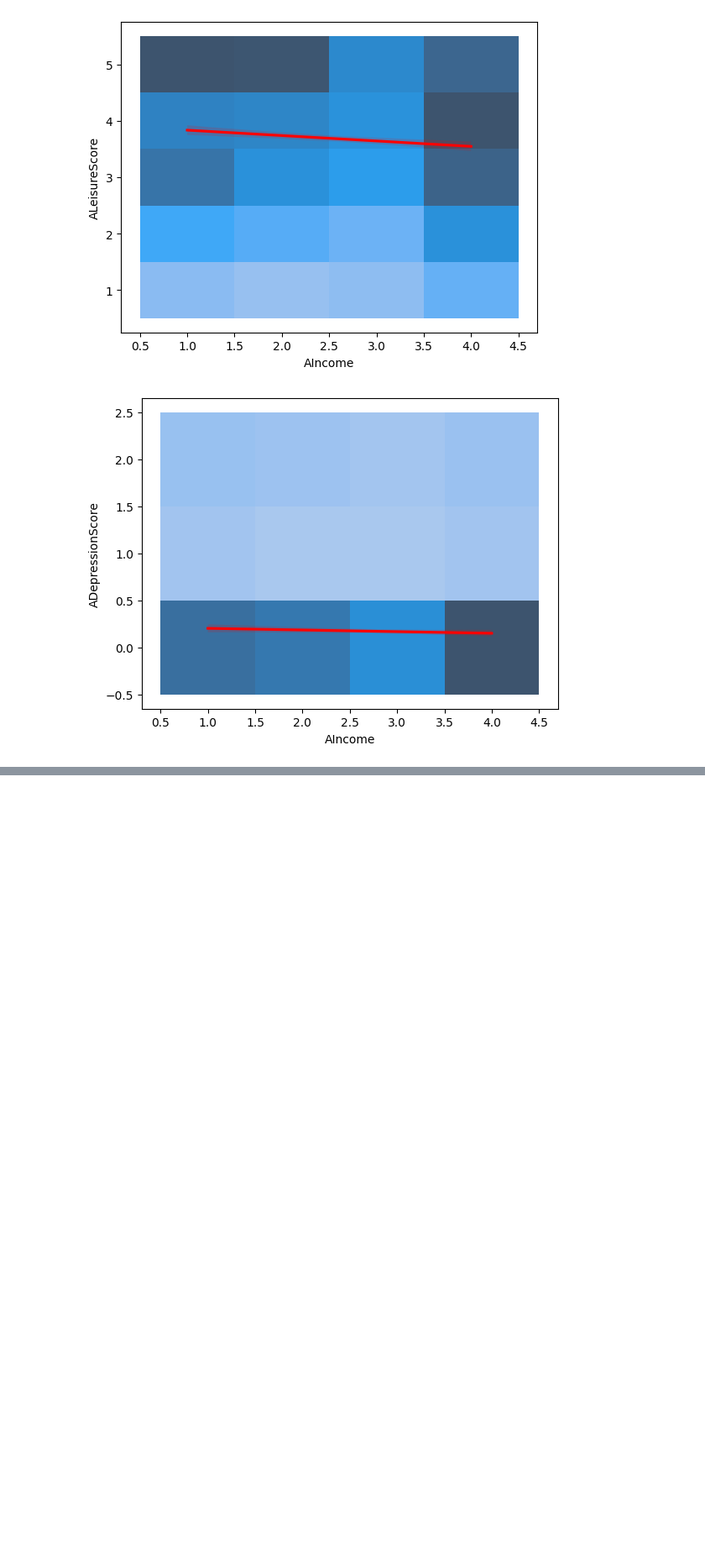
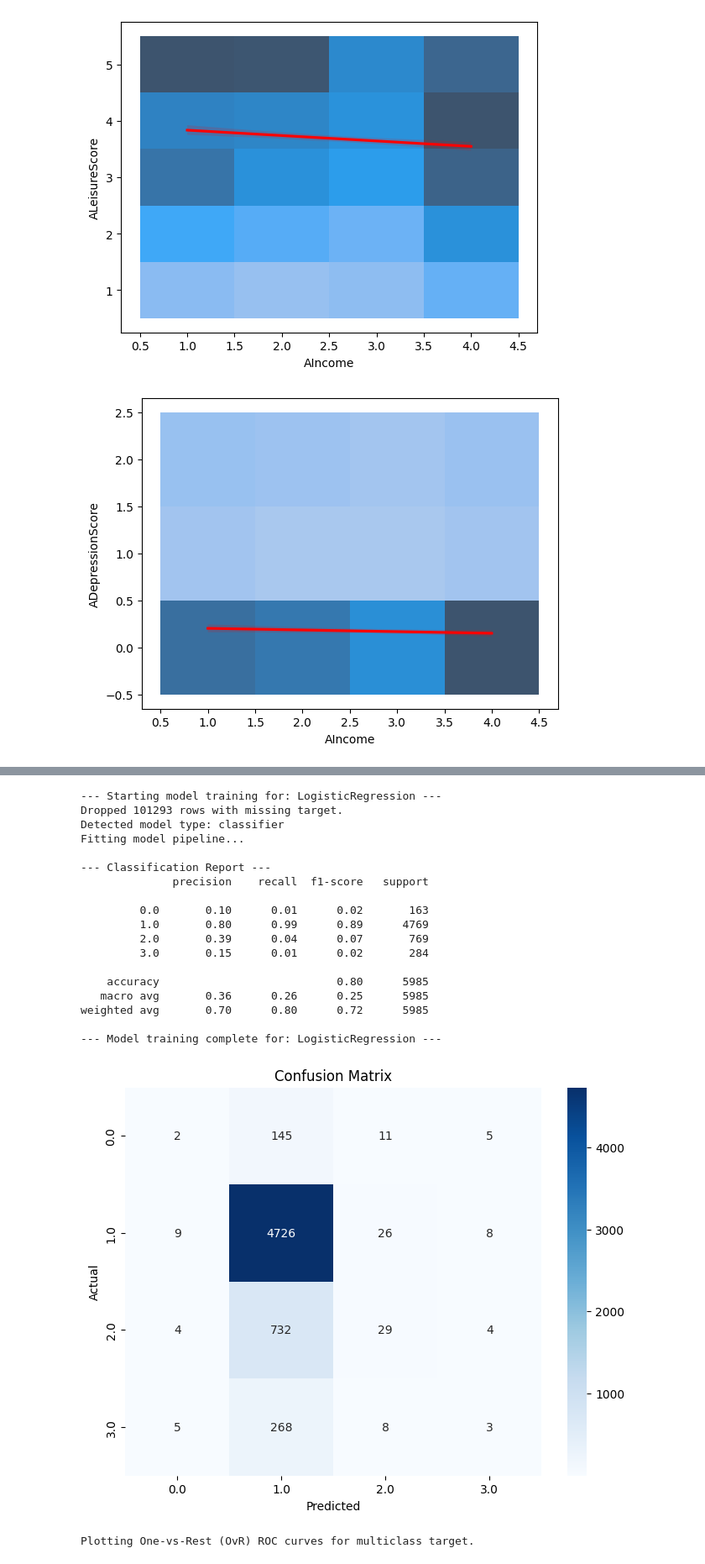
Before and after one commit to igoumiri/spinal, a Jupyter notebook: analysis.ipynb, the cells around one changed output, grey strips where cells are left out. Shown at 84% size. Saved outputs shown, nothing was run; the diff lists cells and outputs as text; code cells hidden in the pictures; blank space fills up the shorter version.

```diff
--- a/analysis.ipynb
+++ b/analysis.ipynb
@@ -854,0 +982,41 @@ Generating plots...
+# %%
+log_reg = LogisticRegression(max_iter=1000, random_state=42)
+
+plot_data_log = train_and_evaluate_model(
+    df,
+    'BScreenScore',
+    categorical_controls,
+    [
+        'AFunctionalScore',
+        'AFunctionalAltScore',
+        'AFunctionalAltAltScore',
+        'ADepressionScore',
+        # 'BAge',
+        'AMobilityScore',
+        'AIncome',
+    ] + list(continuous_controls.keys()),
+    log_reg,
+)
+
+run_plots(plot_data_log)
+# %% [output]
+--- Starting model training for: LogisticRegression ---
+Dropped 101293 rows with missing target.
+Detected model type: classifier
+Fitting model pipeline...
+
+--- Classification Report ---
+              precision    recall  f1-score   support
+
+         0.0       0.10      0.01      0.02       163
+         1.0       0.80      0.99      0.89      4769
+         2.0       0.39      0.04      0.07       769
+         3.0       0.15      0.01      0.02       284
+
+    accuracy                           0.80      5985
+   macro avg       0.36      0.26      0.25      5985
+weighted avg       0.70      0.80      0.72      5985
+
+--- Model training complete for: LogisticRegression ---
+[figure, added]
+Plotting One-vs-Rest (OvR) ROC curves for multiclass target.
```
Also changed, not shown: parts of 59 cells of this notebook.
